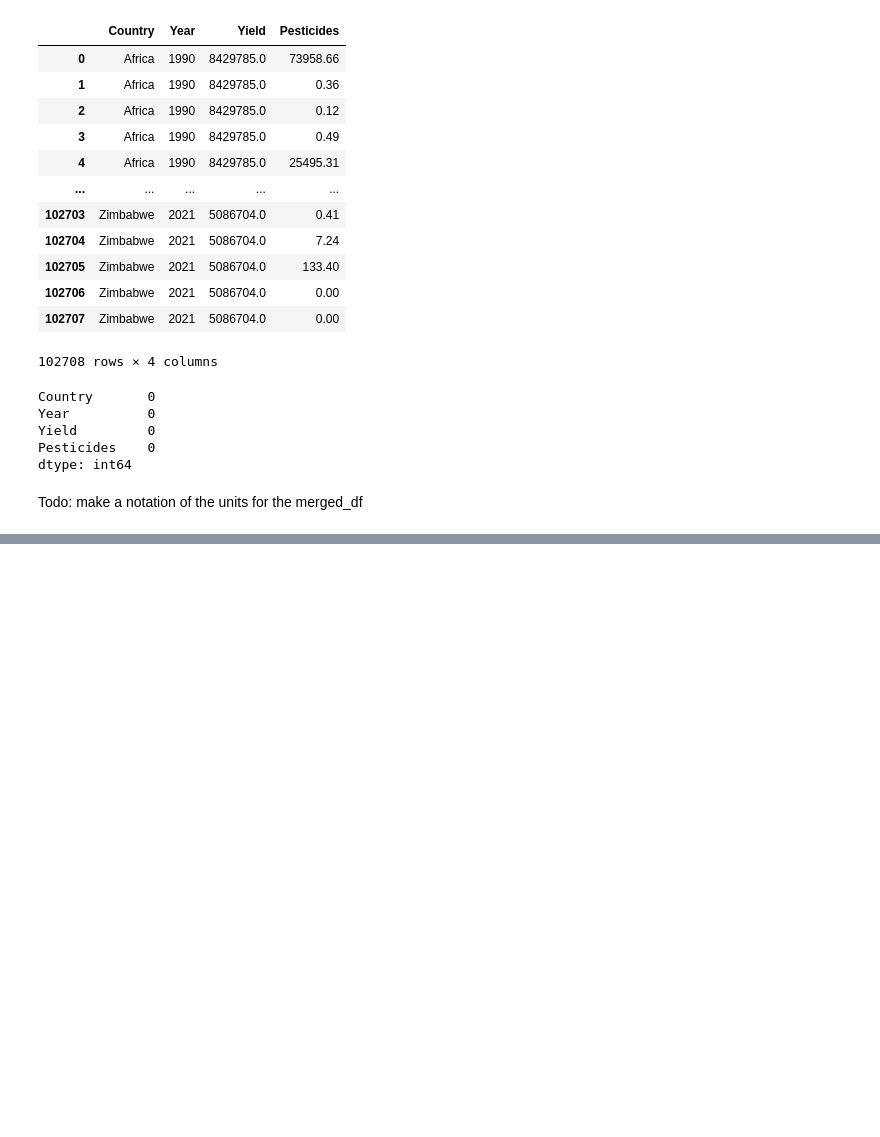
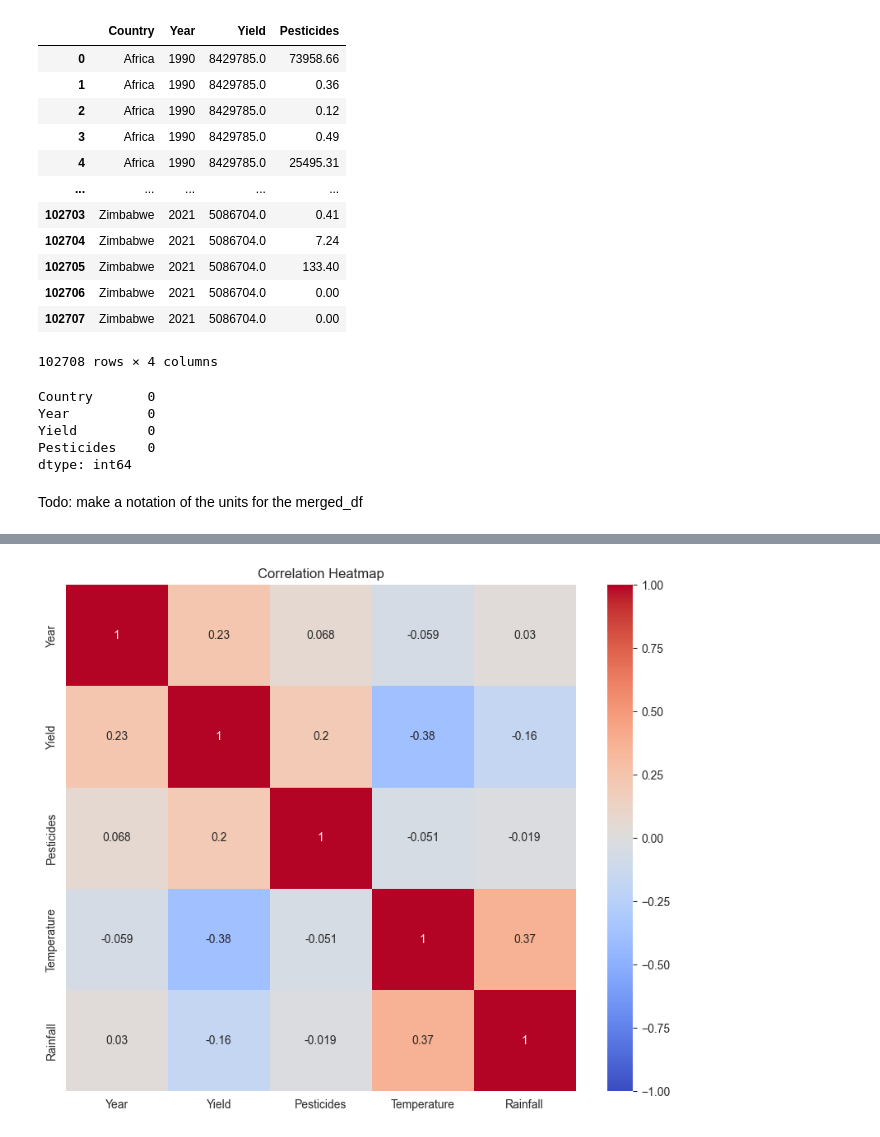
Before and after one commit to nkabram/um-milestone, a Jupyter notebook: milestone.ipynb, the cells around one changed output, grey strips where cells are left out. Saved outputs shown, nothing was run; the diff lists cells and outputs as text; code cells hidden in the pictures; blank space fills up the shorter version.

```diff
--- a/milestone.ipynb
+++ b/milestone.ipynb
@@ -807,0 +1024,18 @@ Todo: make a notation of the units for the merged_df
+# %%
+def plot_correlation_heatmap(df):
+    """
+    Plot a correlation heatmap for the given dataframe.
+    """
+    # Compute correlation matrix
+    corr_matrix = df.corr()
+
+    # Plot heatmap
+    plt.figure(figsize=(10, 8))
+    sns.heatmap(corr_matrix, annot=True, cmap='coolwarm', vmin=-1, vmax=1)
+    plt.title("Correlation Heatmap")
+    plt.show()
+
+# Plot correlation heatmap for the merged dataset
+plot_correlation_heatmap(df)
+# %% [output]
+[figure, added]
```
Also changed, not shown: parts of 34 cells of this notebook.
